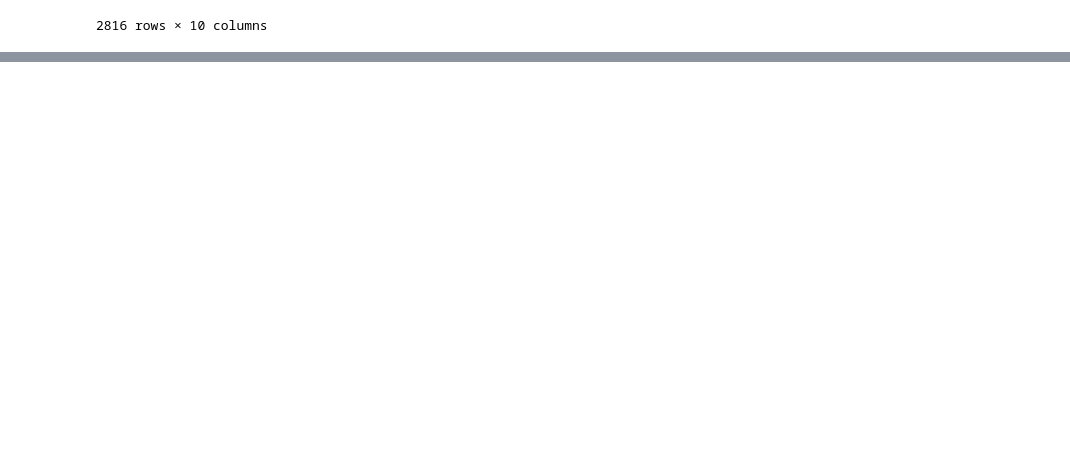
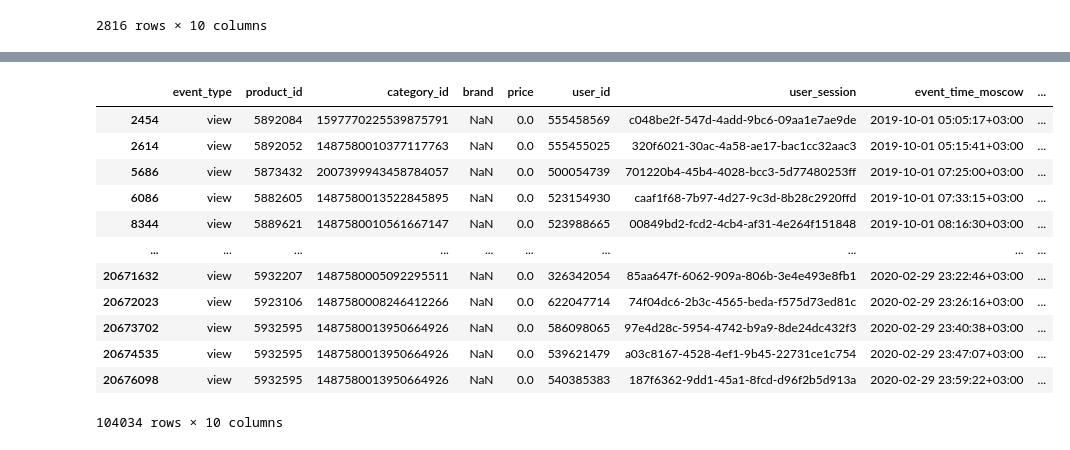
Before and after one commit to Blche/datathon_09, a Jupyter notebook: members/문세희/03_price_zero_and_price_inconsistency_check.ipynb.ipynb, the cells around one changed output, grey strips where cells are left out. Cells and saved outputs as stored; diff of their text form; code cells hidden in the pictures; blank space fills up the shorter version.

```diff
--- a/members/문세희/03_price_zero_and_price_inconsistency_check.ipynb.ipynb
+++ b/members/문세희/03_price_zero_and_price_inconsistency_check.ipynb.ipynb
@@ -375,0 +417,16 @@ df_zero[df_zero['user_session'] == session]
+# %%
+df_zero
+# %% [output]
+|  | event_type | product_id | category_id | brand | price | user_id | user_session | event_time_moscow | ... |
+| 2454 | view | 5892084 | 1597770225539875791 | NaN | 0.0 | 555458569 | c048be2f-547d-4add-9bc6-09aa1e7ae9de | 2019-10-01 05:05:17+03:00 | ... |
+| 2614 | view | 5892052 | 1487580010377117763 | NaN | 0.0 | 555455025 | 320f6021-30ac-4a58-ae17-bac1cc32aac3 | 2019-10-01 05:15:41+03:00 | ... |
+| 5686 | view | 5873432 | 2007399943458784057 | NaN | 0.0 | 500054739 | 701220b4-45b4-4028-bcc3-5d77480253ff | 2019-10-01 07:25:00+03:00 | ... |
+| 6086 | view | 5882605 | 1487580013522845895 | NaN | 0.0 | 523154930 | caaf1f68-7b97-4d27-9c3d-8b28c2920ffd | 2019-10-01 07:33:15+03:00 | ... |
+| 8344 | view | 5889621 | 1487580010561667147 | NaN | 0.0 | 523988665 | 00849bd2-fcd2-4cb4-af31-4e264f151848 | 2019-10-01 08:16:30+03:00 | ... |
+| ... | ... | ... | ... | ... | ... | ... | ... | ... | ... |
+| 20671632 | view | 5932207 | 1487580005092295511 | NaN | 0.0 | 326342054 | 85aa647f-6062-909a-806b-3e4e493e8fb1 | 2020-02-29 23:22:46+03:00 | ... |
+| 20672023 | view | 5923106 | 1487580008246412266 | NaN | 0.0 | 622047714 | 74f04dc6-2b3c-4565-beda-f575d73ed81c | 2020-02-29 23:26:16+03:00 | ... |
+| 20673702 | view | 5932595 | 1487580013950664926 | NaN | 0.0 | 586098065 | 97e4d28c-5954-4742-b9a9-8de24dc432f3 | 2020-02-29 23:40:38+03:00 | ... |
+| 20674535 | view | 5932595 | 1487580013950664926 | NaN | 0.0 | 539621479 | a03c8167-4528-4ef1-9b45-22731ce1c754 | 2020-02-29 23:47:07+03:00 | ... |
+| 20676098 | view | 5932595 | 1487580013950664926 | NaN | 0.0 | 540385383 | 187f6362-9dd1-45a1-8fcd-d96f2b5d913a | 2020-02-29 23:59:22+03:00 | ... |
+104034 rows × 10 columns
```
Also changed, not shown: parts of 22 cells of this notebook, 1 other file.
